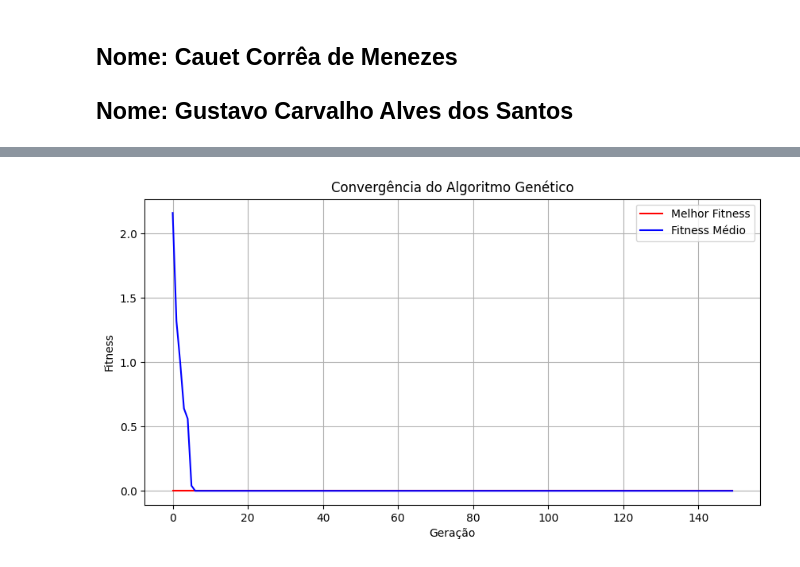
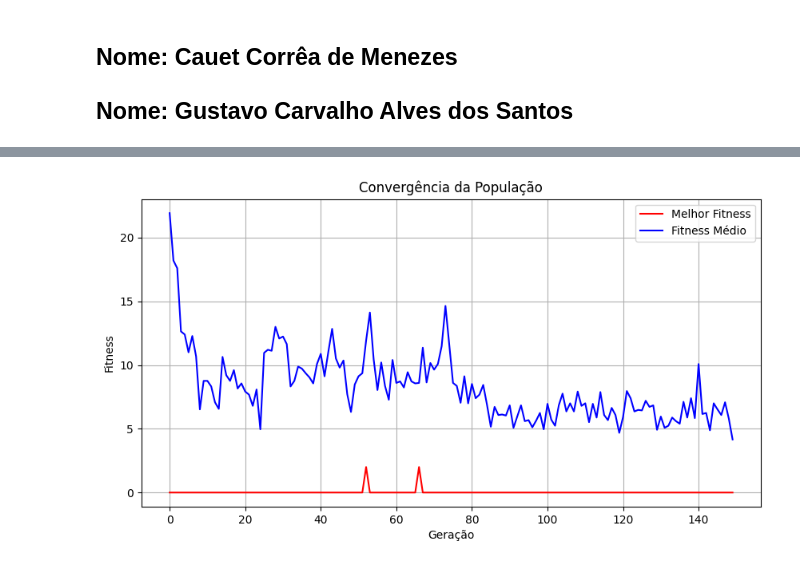
Before and after one commit to Cauet-Menezes/Algoritmo_A_estrela_IA, a Jupyter notebook: Algoritmo_genetico_particao_de_dados.ipynb, the cells around one changed output, grey strips where cells are left out. Cells and saved outputs as stored; diff of their text form; code cells hidden in the pictures.

```diff
--- a/Algoritmo_genetico_particao_de_dados.ipynb
+++ b/Algoritmo_genetico_particao_de_dados.ipynb
@@ -8,53 +8,49 @@
 import numpy as np
 import matplotlib.pyplot as plt
 
-dimensao = 30
-pop_size = 50
-vet_int = np.random.randint(0, 2, dimensao)  # Parametro para o fitness
-k = 3  # Pressao seletiva
-probabilidade_de_mutacao = 0.02  # Probabilidade de mutacao
-ponto_de_crossover = int(dimensao/2)  # Ponto de crossover
-probabilidade_de_crossover = 0.9  # Probabilidade de crossover
-numero_de_geracoes = 150  # Numero de geracoes
+dimensao = 30                                # Numero de genes
+pop_size = 50                                # Tamanho da populacao
+k = 3                                        # Pressao seletiva
+vet_int = np.random.randint(0, 10, dimensao) # Parametro para o fitness
+probabilidade_de_mutacao = 0.02              # Probabilidade de mutacao
+probabilidade_de_crossover = 0.9             # Probabilidade de crossover
+numero_de_geracoes = 150                     # Numero de geracoes
 
+# Gera a população inicial
 def gera_populacao(dimensao, pop_size):
-    populacao = np.zeros((pop_size, dimensao), dtype=int)
-    for i in range(pop_size):
-        populacao[i] = np.random.randint(0, 2, dimensao)
-    return populacao
+    return np.random.randint(0, 2, (pop_size, dimensao))
 
-def avalia_fitness(individuo):
+# Avalia o fitness
+def avalia_fitness(individuo, vet_int):
     indice_A = np.where(individuo == 1)
     indice_B = np.where(individuo == 0)
     A = vet_int[indice_A]
     B = vet_int[indice_B]
-    fitness = np.abs(sum(A) - np.sum(B))
-    return fitness
+    return np.abs(np.sum(A) - np.sum(B))
 
+# Seleção por torneio
 def selecao_torneio(pop, fitness, k):
-    indices_selecionado = np.random.randint(0, pop_size, k)
-    indice_fit = np.argmin(fitness[indices_selecionado])
-    indice_individuo = indices_selecionado[indice_fit]
-    return pop[indice_individuo]
+    indices_selecionados = np.random.randint(0, pop_size, k)
+    indice_fit = np.argmin(fitness[indices_selecionados])
+    return pop[indices_selecionados[indice_fit]]
 
-def mutacao(individuo, dimensao, probabilidade_de_mutacao):
-    numero_aleatorio = np.random.rand(1)
-    num_genes = 2
-    indice_genes = np.random.randint(0, dimensao, num_genes)
-    if num_genes < probabilidade_de_mutacao:
-        individuo[indice_genes] = 1 - individuo[indice_genes]
+# Mutação
+def mutacao(individuo, probabilidade_de_mutacao):
+    for i in range(len(individuo)):
+        if np.random.rand() < probabilidade_de_mutacao:
+            individuo[i] = 1 - individuo[i]  # Inversão do gene
     return individuo
 
-def crossover(individuo1, individuo2):
-    probabilidade = np.random.rand(1)
-    if probabilidade < ponto_de_crossover:
-        filho_1 = np.concatenate((individuo1[0:ponto_de_crossover], individuo2[ponto_de_crossover:]))
-        filho_2 = np.concatenate((individuo2[0:ponto_de_crossover], individuo1[ponto_de_crossover:]))
-    else:
-        filho_1 = individuo1
-        filho_2 = individuo2
-    return filho_1, filho_2
+# Cruzamento
+def crossover(individuo1, individuo2, probabilidade_de_crossover):
+    if np.random.rand() < probabilidade_de_crossover:
+        ponto = np.random.randint(1, len(individuo1) - 1)  # Ponto de crossover aleatório
+        filho_1 = np.concatenate((individuo1[:ponto], individuo2[ponto:]))
+        filho_2 = np.concatenate((individuo2[:ponto], individuo1[ponto:]))
+        return filho_1, filho_2
+    return individuo1.copy(), individuo2.copy()
 
+# Gerar população inicial
 pop = gera_populacao(dimensao, pop_size)
 fitness = np.zeros(pop_size)
 
@@ -64,31 +60,31 @@ historico_fitness_medio = []
 
 # Avaliar fitness inicial da população e armazenar a média
 for i in range(pop_size):
-    fitness[i] = avalia_fitness(pop[i])
+    fitness[i] = avalia_fitness(pop[i], vet_int)
 
 # Fitness médio da população inicial
 fitness_medio_inicial = np.mean(fitness)
 print(f'Fitness médio da população inicial: {fitness_medio_inicial}')
 
 for g in range(numero_de_geracoes):
-    novo_pop = np.zeros_like(pop)
-    for i in range(int(pop_size/2)):
-        selecionado1 = selecao_torneio(pop, fitness, k)
-        selecionado2 = selecao_torneio(pop, fitness, k)
-        filho1, filho2 = crossover(selecionado1, selecionado2)
-        filho1 = mutacao(filho1, dimensao, probabilidade_de_mutacao)
-        filho2 = mutacao(filho2, dimensao, probabilidade_de_mutacao)
-        novo_pop[2*i] = filho1
-        if 2*i+1 < pop_size:
-            novo_pop[2*i+1] = filho2
-    pop = novo_pop.copy()
     for i in range(pop_size):
-        fitness[i] = avalia_fitness(pop[i])
+        fitness[i] = avalia_fitness(pop[i], vet_int)
 
     melhor_fitness = np.min(fitness)
     fitness_medio = np.mean(fitness)
     historico_melhor_fitness.append(melhor_fitness)
     historico_fitness_medio.append(fitness_medio)
+
+    nova_populacao = []
+    for j in range(int(pop_size / 2)):
+        ind_A = selecao_torneio(pop, fitness, k)
+        ind_B = selecao_torneio(pop, fitness, k)
+        filho_1, filho_2 = crossover(ind_A, ind_B, probabilidade_de_crossover)
+        filho_1 = mutacao(filho_1, probabilidade_de_mutacao)
+        filho_2 = mutacao(filho_2, probabilidade_de_mutacao)
+        nova_populacao.extend([filho_1, filho_2])
+
+    pop = np.array(nova_populacao[:pop_size])
 
 # Fitness médio da população final
 fitness_medio_final = np.mean(fitness)
@@ -96,9 +92,9 @@ print(f'Fitness médio da população final: {fitness_medio_final}')
 
 # Gráfico de convergência
 plt.figure(figsize=(10, 5))
-plt.plot(historico_melhor_fitness, label='Melhor Fitness', color='RED' )
-plt.plot(historico_fitness_medio, label='Fitness Médio', color = 'BLUE')
-plt.title('Convergência do Algoritmo Genético')
+plt.plot(historico_melhor_fitness, label='Melhor Fitness', color='red')
+plt.plot(historico_fitness_medio, label='Fitness Médio', color='blue')
+plt.title('Convergência da População')
 plt.xlabel('Geração')
 plt.ylabel('Fitness')
 plt.legend()
@@ -110 +106 @@ Fitness médio da população final: 0.0
-[figure, old version]
+[figure, new version]
```
Also changed, not shown: parts of 1 cell of this notebook.
